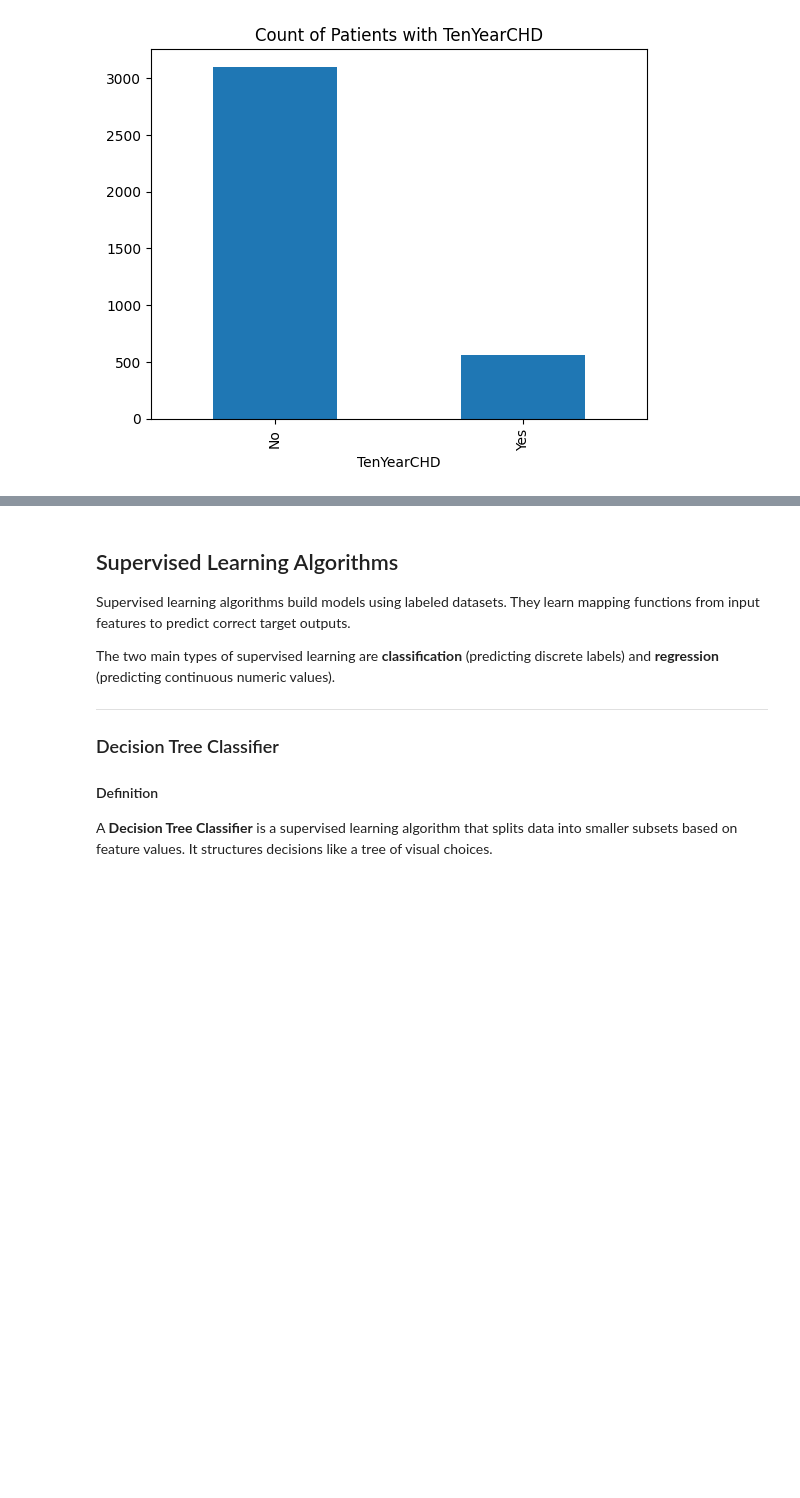
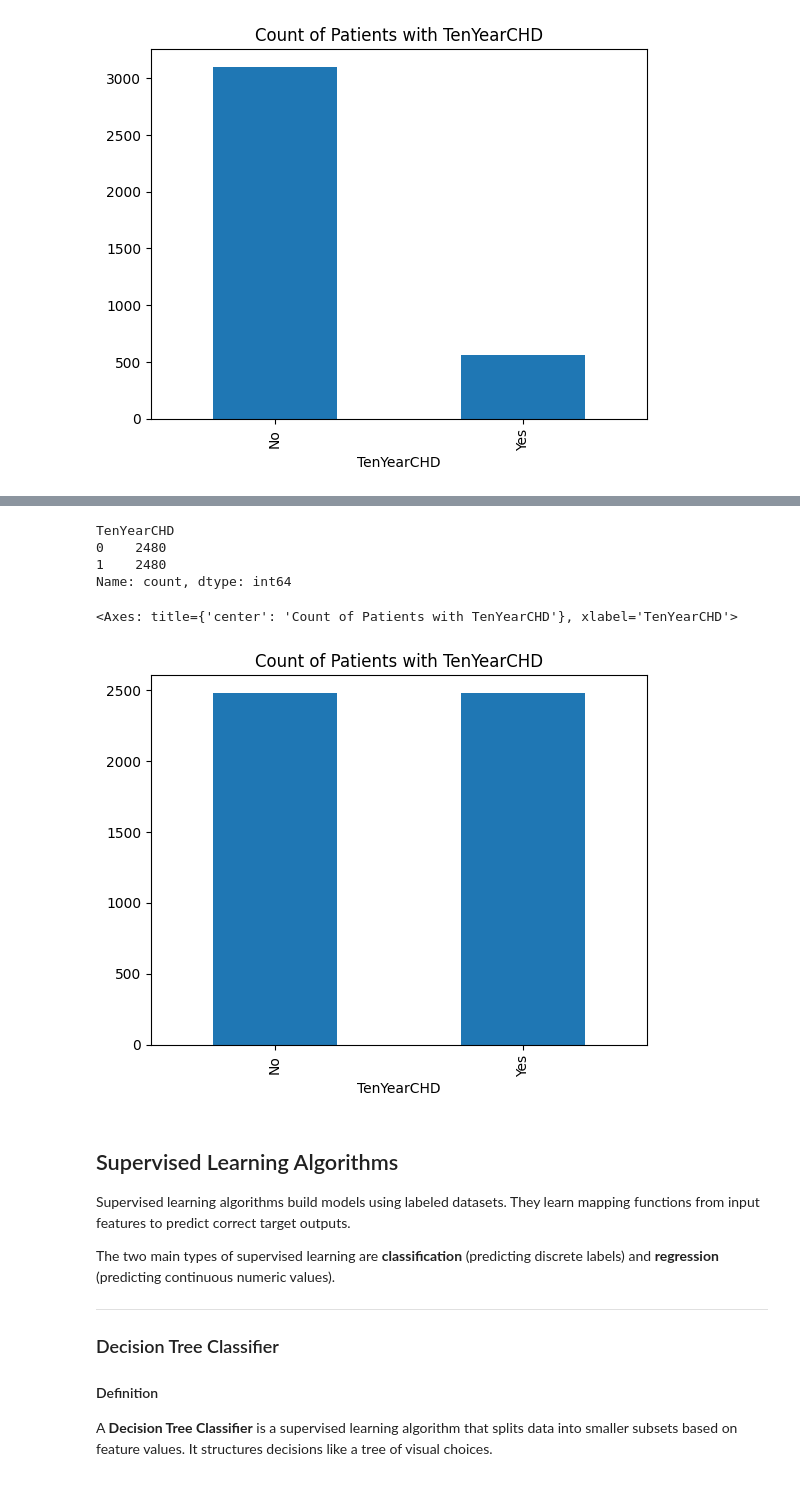
Before and after one commit to saad-sufyan-dev/python-learning-lab, a Jupyter notebook: machine_learning/day_01.ipynb, the cells around one changed output, grey strips where cells are left out. Drawn from its saved outputs; the diff is of its cells as text; code cells hidden in the pictures; blank space fills up the shorter version.

```diff
--- a/machine_learning/day_01.ipynb
+++ b/machine_learning/day_01.ipynb
@@ -60,7 +60,7 @@ Machine learning tasks are primarily divided into three main categories:
 # %%
 import pandas as pd
 # %%
-data = pd.read_csv("heartdisease.csv")
+data = pd.read_csv("data/heartdisease.csv")
 # %%
 data
 # %% [output]
@@ -146,3 +200,6 @@ data.describe()
+# %%
+from sklearn.model_selection import train_test_split
+x_train, x_test, y_train, y_test = train_test_split(x, y, test_size=0.2, random_state=42, stratify=y)
 # %% [markdown]
 ### Data Balancing
 
@@ -198,3 +231,0 @@ The **`train_test_split`** function divides a dataset into two subsets: training
-# %%
-from sklearn.model_selection import train_test_split
-x_train, x_test, y_train, y_test = train_test_split(x, y)
@@ -201,3 +245,20 @@ x_train, x_test, y_train, y_test = train_test_split(x, y)
+# %%
+# Oversampling the class with less labels using SMOTE technique
+from imblearn.over_sampling import SMOTE
+smote = SMOTE(random_state=42)
+x_train, y_train = smote.fit_resample(x_train, y_train)
+y_train.value_counts()
+# %% [output]
+TenYearCHD
+0    2480
+1    2480
+Name: count, dtype: int64
+# %%
+# Now our data looks balanced
+y_train.replace({0:"No", 1:"Yes"}).value_counts().plot(kind="bar", title="Count of Patients with TenYearCHD")
+# %% [output]
+<Axes: title={'center': 'Count of Patients with TenYearCHD'}, xlabel='TenYearCHD'>
+[figure, added]
 # %% [markdown]
 ## Supervised Learning Algorithms
 
```
Also changed, not shown: parts of 17 cells of this notebook, 5 other files.
